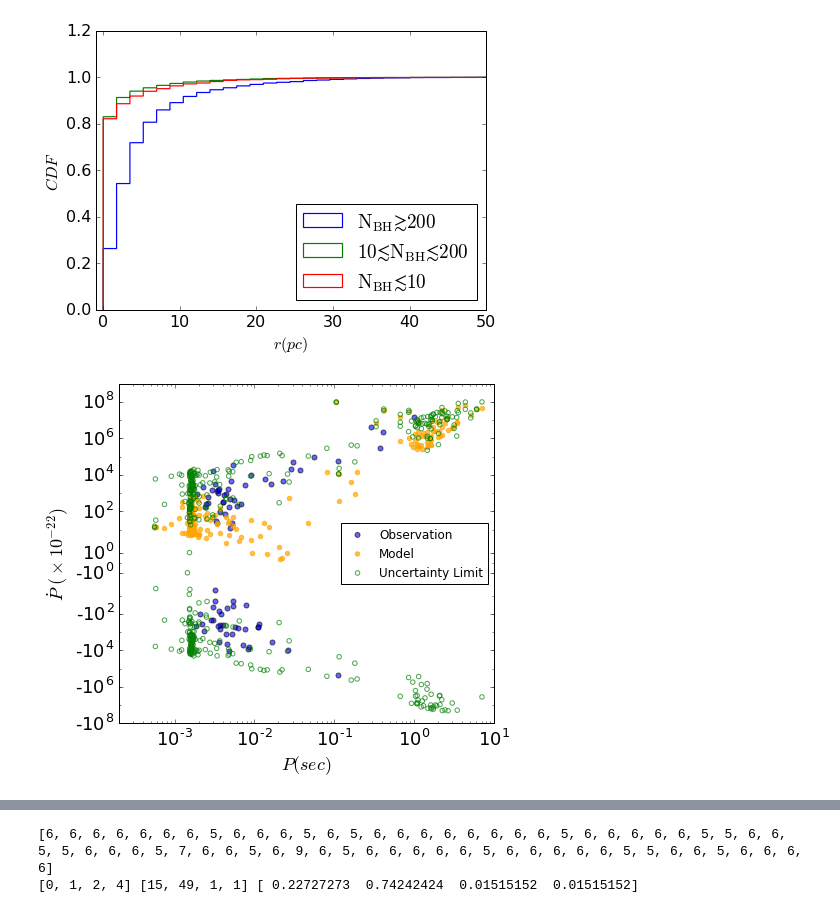
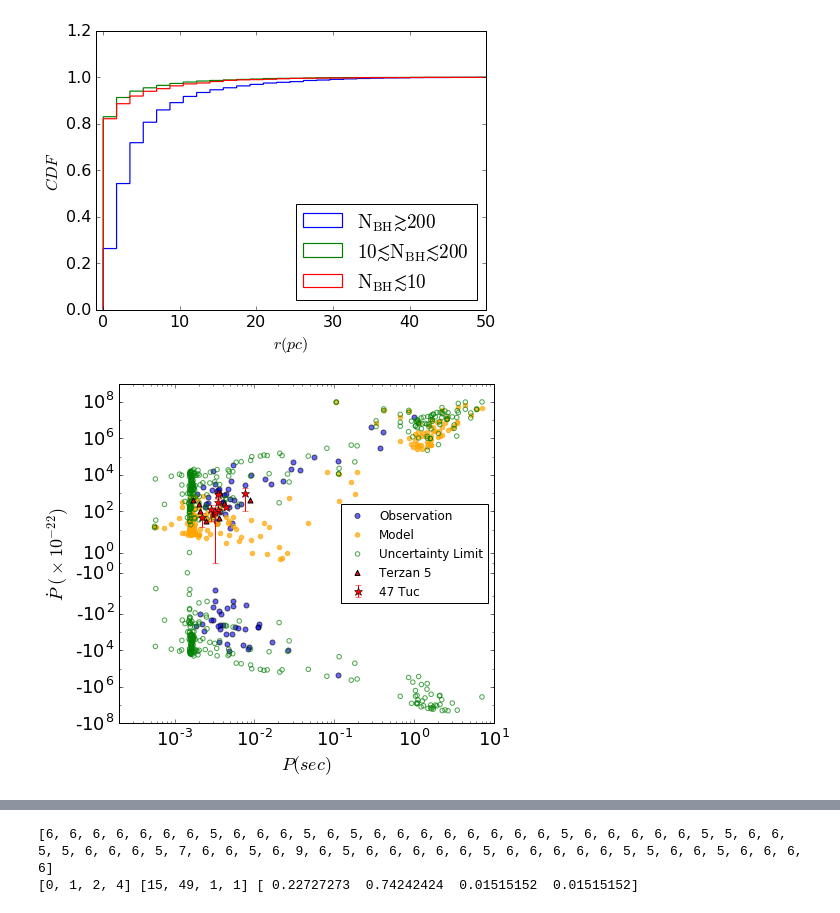
Before and after one commit to claireshiye/MyPythonCode, a Jupyter notebook: ns_plot.ipynb, the cells around one changed output, grey strips where cells are left out. Saved outputs shown, nothing was run; the diff lists cells and outputs as text; code cells hidden in the pictures.

```diff
--- a/ns_plot.ipynb
+++ b/ns_plot.ipynb
@@ -76,9 +82,10 @@ plt.legend(loc='upper left')
 <matplotlib.legend.Legend at 0x...>
 [figure]
 # %%
-datansbh=np.genfromtxt('/projects/b1011/syr904/projects/PULSAR/kickgrid_runs/paper/data/DNS-NSBH.dat')
+datansbh=np.genfromtxt('/projects/b1011/syr904/projects/PULSAR/kickgrid_runs/MSPBHinGC/data/DNS_NSBH_Unique.dat')
 B0=datansbh[:,6]; B1=datansbh[:,7]; P0=datansbh[:,4]; P1=datansbh[:,5]
 id0=datansbh[:,2]; id1=datansbh[:,3]; types=datansbh[:,12]
+models=datansbh[:,0]
 
 B=[]; P=[]; IDpsr_DNS=[]; IDmsp_DNS=[]; IDpsr_NSBH=[]; IDmsp_NSBH=[]
 for i in range(len(B0)):
@@ -88,13 +95,13 @@ for i in range(len(B0)):
         P.append(P0[i])
         P.append(P1[i])
     if B0[i]>0 and P0[i]<=0.03:
-        print 'msp', id0[i], id1[i], types[i]
+        print 'msp', id0[i], id1[i], types[i], models[i]
         if types[i]==1313:
             IDmsp_DNS.append(str(id0[i])+str(id1[i]))
         else:
             IDmsp_NSBH.append(str(id0[i])+str(id1[i]))
     if B1[i]>0 and P1[i]<=0.03:
-        print 'msp', id0[i], id1[i], types[i]
+        print 'msp', id0[i], id1[i], types[i], models[i]
         if types[i]==1313:
             IDmsp_DNS.append(str(id0[i])+str(id1[i]))
         else:
@@ -102,13 +109,13 @@ for i in range(len(B0)):
 
 
     if B0[i]>0 and B0[i]>=(P0[i]**2)*(0.17*10**12) and P0[i]>0.03:
-        print 'psr', id0[i], id1[i], types[i]
+        print 'psr', id0[i], id1[i], types[i], models[i]
         if types[i]==1313:
             IDpsr_DNS.append(str(id0[i])+str(id1[i]))
         else:
             IDpsr_NSBH.append(str(id0[i])+str(id1[i]))
     if B1[i]>0 and B1[i]>=(P1[i]**2)*(0.17*10**12) and P1[i]>0.03:
-        print 'psr', id0[i], id1[i], types[i]
+        print 'psr', id0[i], id1[i], types[i], models[i]
         if types[i]==1313:
             IDpsr_DNS.append(str(id0[i])+str(id1[i]))
         else:
@@ -707,9 +767,15 @@ plt.show()
 # %%
 ###Plot B-P of MSPs from models on top of observed data###
 
+##Data from 47 Tuc and Terzan 5
+data47tuc=np.genfromtxt('/projects/b1011/syr904/projects/PULSAR/kickgrid_runs/MSPBHinGC/data/47tuc_pulsars.dat')
+datater5=np.genfromtxt('/projects/b1011/syr904/projects/PULSAR/kickgrid_runs/MSPBHinGC/data/Terzan5_pulsars.dat')
+P47=np.array(data47tuc[:,1]); Pdot47=np.array(data47tuc[:,2]); Pdoterr47=np.array(data47tuc[:,3])
+P5=np.array(datater5[:,2]); Pdot5=np.array(datater5[:,3])
+
 ###Model Data###
-datamsp=np.genfromtxt('/projects/b1011/syr904/projects/PULSAR/kickgrid_runs/paper/data/kickgrid_msp_newmodel.dat')
-datapsr=np.genfromtxt('/projects/b1011/syr904/projects/PULSAR/kickgrid_runs/paper/data/kickgrid_normalpsr_newmodel.dat')
+datamsp=np.genfromtxt('/projects/b1011/syr904/projects/PULSAR/kickgrid_runs/MSPBHinGC/data/kickgrid_msp_newmodel.dat')
+datapsr=np.genfromtxt('/projects/b1011/syr904/projects/PULSAR/kickgrid_runs/MSPBHinGC/data/kickgrid_normalpsr_newmodel.dat')
 
 B=np.array(datamsp[:,4]); P=np.array(datamsp[:,5])
 Bpsr=np.array(datapsr[:,4]); Ppsr=np.array(datapsr[:,5])
@@ -737,10 +803,10 @@ Ps, Pb, Pdots, Pdotb=np.array(Ps), np.array(Pb), np.array(Pdots), np.array(Pdotb
 
 
 ###Acceleration for the model data###
-dpdotm, dpdotp, pdotlow, pdotup, pmod=ns.get_acceleration('/projects/b1011/syr904/projects/PULSAR/kickgrid_runs//paper/data/kickgrid_accl_msp_newmodel.dat', \
-                                   '/projects/b1011/syr904/projects/PULSAR/kickgrid_runs/paper/data/kickgrid_msp_newmodel.dat')
-dpdotm_psr, dpdotp_psr, pdotlow_psr, pdotup_psr, ppsrmod=ns.get_acceleration('/projects/b1011/syr904/projects/PULSAR/kickgrid_runs/paper/data/kickgrid_accl_normalpsr_newmodel.dat', \
-                                   '/projects/b1011/syr904/projects/PULSAR/kickgrid_runs/paper/data/kickgrid_normalpsr_newmodel.dat')
+dpdotm, dpdotp, pdotlow, pdotup, pmod=ns.get_acceleration('/projects/b1011/syr904/projects/PULSAR/kickgrid_runs/MSPBHinGC/data/kickgrid_accl_msp_newmodel.dat', \
+                                   '/projects/b1011/syr904/projects/PULSAR/kickgrid_runs/MSPBHinGC/data/kickgrid_msp_newmodel.dat')
+dpdotm_psr, dpdotp_psr, pdotlow_psr, pdotup_psr, ppsrmod=ns.get_acceleration('/projects/b1011/syr904/projects/PULSAR/kickgrid_runs/MSPBHinGC/data/kickgrid_accl_normalpsr_newmodel.dat', \
+                                   '/projects/b1011/syr904/projects/PULSAR/kickgrid_runs/MSPBHinGC/data/kickgrid_normalpsr_newmodel.dat')
 
 dpdotm, dpdotp, pdotlow, pdotup=np.array(dpdotm), np.array(dpdotp), np.array(pdotlow), np.array(pdotup)
 dpdotm_psr, dpdotp_psr, pdotlow_psr, pdotup_psr=np.array(dpdotm_psr), np.array(dpdotp_psr), np.array(pdotlow_psr), np.array(pdotup_psr)
@@ -762,33 +828,37 @@ plt.rcParams['figure.figsize'] = [7, 6]
 
 plt.figure()
 
+###
 plt.scatter(Ps*0.001, Pdots, c='b', alpha=0.6, s=25, label='Observation')
 plt.scatter(Pb*0.001, Pdotb, c='b', alpha=0.6, s=25)
 #plt.plot(x, (x**2)*(0.17*10**12), 'k--')    #Deadthline
 ###
 plt.scatter(P, Pdot, color='orange', alpha=0.7, s=20, label='Model')
 plt.scatter(pmod, pdotlow, color='green', alpha=0.7, facecolor='none', label='Uncertainty Limit')
 plt.scatter(pmod, pdotup, color='green', alpha=0.7, facecolor='none')
+###
+plt.errorbar(P47*0.001, Pdot47*10., yerr=Pdoterr47*10., fmt='*', color='red', ms=9, markeredgecolor='k',label='47 Tuc')
+plt.scatter(P5*0.001, Pdot5*10, marker='^', color='red', s=25, edgecolor='k', label='Terzan 5')
 ####
 plt.scatter(Ppsr, Pdotpsr, color='orange', alpha=0.7)
 plt.scatter(ppsrmod, pdotlow_psr, color='green', alpha=0.7, facecolor='none')
 plt.scatter(ppsrmod, pdotup_psr, color='green', alpha=0.7, facecolor='none')
 ###
 #plt.hline(y=0)
 ###
 plt.xscale('log')
 plt.yscale('symlog')
 plt.xlabel(r'$P(sec)$')
 plt.ylabel(r'$\dot{P}\ (\times 10^{-22})$')
 plt.ylim(-100000000, 1000000000)
 plt.xlim(0.0002, 10.)
 #ax.yaxis.set_major_locator(plt.MaxNLocator(3))
 #plt.locator_params(nbins=10)
 yticks = plt.gca().yaxis.get_major_ticks()
 yticks[5].set_visible(False)
 plt.locator_params(numticks=10)
 plt.tight_layout()
-plt.legend(loc='center right', scatterpoints=1, prop={'size': 12})
-plt.savefig('/projects/b1011/syr904/projects/PULSAR/kickgrid_runs/paper/plots/ppdot.pdf', dpi=300)
+plt.legend(loc='center right', scatterpoints=1, numpoints=1, prop={'size': 12})
+plt.savefig('/projects/b1011/syr904/projects/PULSAR/kickgrid_runs/MSPBHinGC/plots/ppdot_47tucter5.pdf', dpi=300)
 # %% [output]
-[figure, old version]
+[figure, new version]
```
Also changed, not shown: parts of 14 cells of this notebook, 17 other files.
